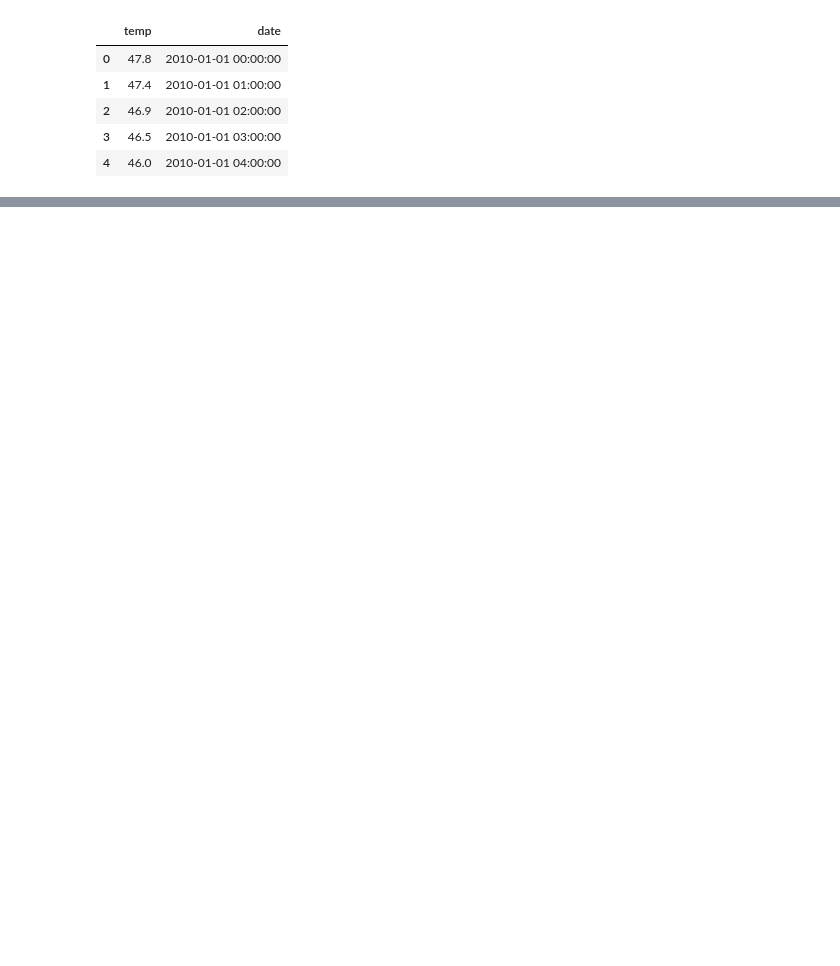
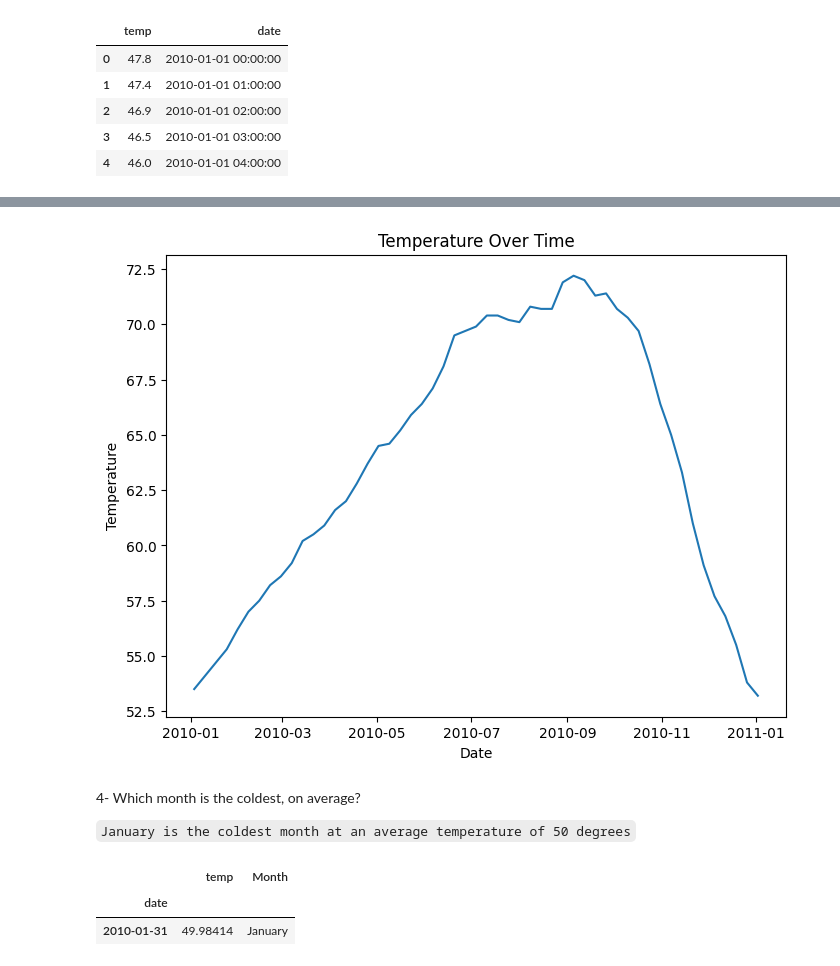
Before and after one commit to Jonathan-Garcia1/time_series_excercises, a Jupyter notebook: time_series_data_excersises.ipynb, the cells around one changed output, grey strips where cells are left out. Drawn from its saved outputs; the diff is of its cells as text; code cells hidden in the pictures; blank space fills up the shorter version.

```diff
--- a/time_series_data_excersises.ipynb
+++ b/time_series_data_excersises.ipynb
@@ -13,0 +116,3 @@ df.head()
+# %%
+df_weekly_max = df.resample('w').max()
+df_weekly_max.head()
@@ -13,0 +127,30 @@ df.head()
+# %%
+# Plotting the temperature over time
+plt.figure(figsize=(8, 6))  # Set the figure size (width, height)
+plt.plot(df_weekly_max.index, df_weekly_max['temp']) #, marker='o', linestyle='-')
+
+
+# Adding labels and title
+plt.xlabel('Date')
+plt.ylabel('Temperature')
+plt.title('Temperature Over Time')
+
+# Adding grid lines
+plt.grid(False)
+
+# Display the plot
+plt.show()
+# %% [output]
+[figure, added]
+# %% [markdown]
+4- Which month is the coldest, on average?
+
+`January is the coldest month at an average temperature of 50 degrees`
+# %%
+df_monthly_avg = df.resample('m').mean()
+df_monthly_avg['Month'] = df_monthly_avg.index.month_name()
+df_monthly_avg[df_monthly_avg['temp'] == df_monthly_avg['temp'].min()]
+# %% [output]
+|  | temp | Month |
+| date |  |  |
+| 2010-01-31 | 49.98414 | January |
```
Also changed, not shown: parts of 28 cells of this notebook.
